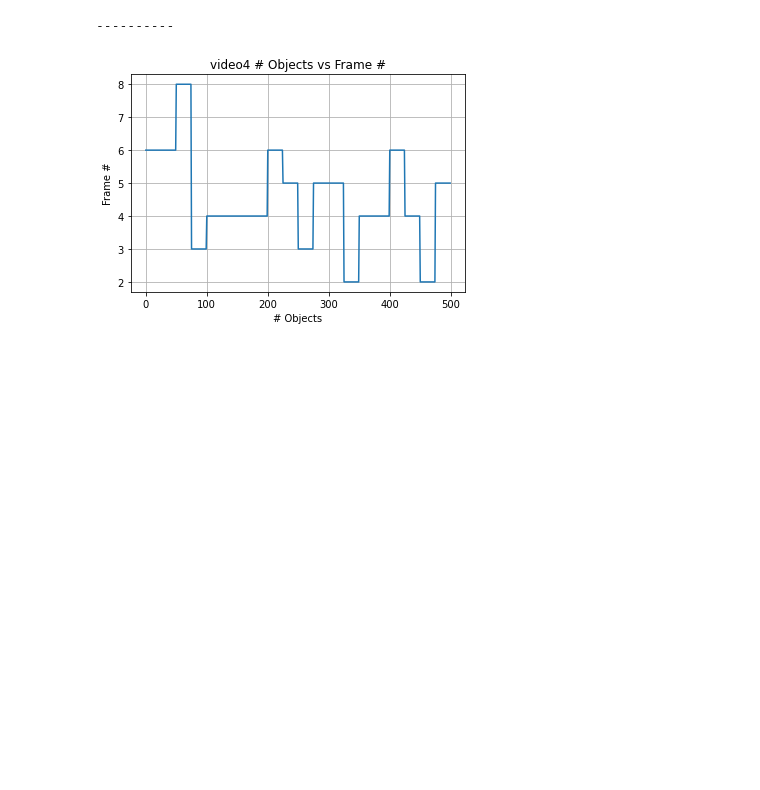
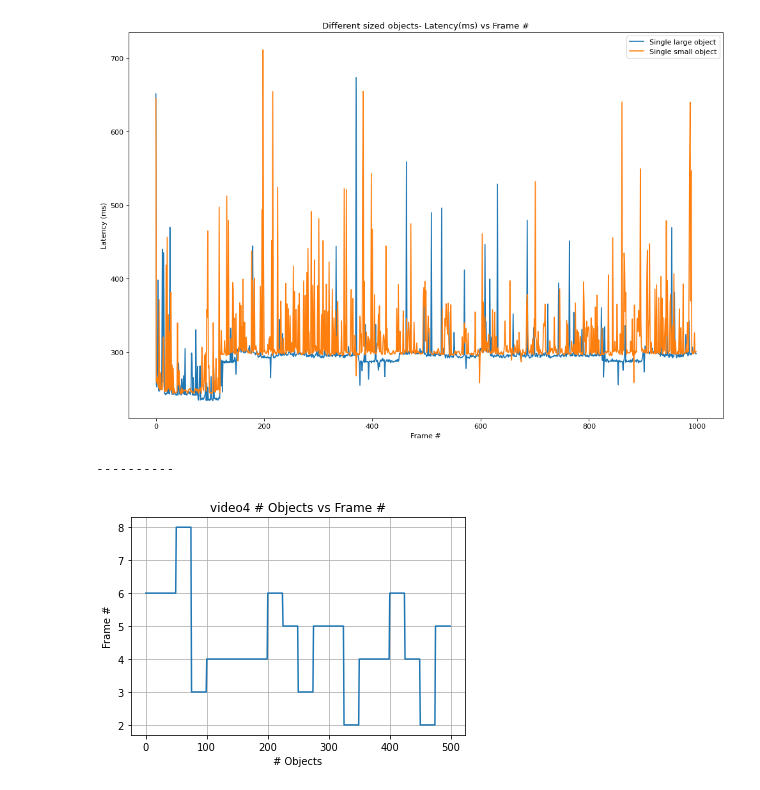
Before and after one commit to nyu-latency-labs/video-fuzzing, a Jupyter notebook: benchmarker.ipynb, the cells around one changed output. Drawn from its saved outputs; the diff is of its cells as text; code cells hidden in the pictures; blank space fills up the shorter version.

```diff
--- a/benchmarker.ipynb
+++ b/benchmarker.ipynb
@@ -126,3 +187,17 @@ benchmarks = discover_benchmarks()
+# %%
+import matplotlib.pyplot as plt
+from matplotlib.pyplot import figure
+
+figure(figsize=(15, 10), dpi=80)
+
+bmarks = []
+bmarks.append(get_benchmark_data("/Users/vinayak/benchmarks/rocket_FrameDnnOnnxYolo_experiment_fuzzer_resize_transformer;ratio=0.1_0.json", "Single large object"))
+bmarks.append(get_benchmark_data("/Users/vinayak/benchmarks/rocket_FrameDnnOnnxYolo_experiment_fuzzer_resize_transformer;ratio=0.05_0.json", "Single small object"))
+
+
+compare_benchmarks(bmarks, "same_num.jpg", "Different sized objects- Latency(ms) vs Frame #")
+# %% [output]
+[figure, added]
 # %%
 # for name, video in video_to_expectations.items():
 #     video_to_expectations[name].plot_graph()
```
Also changed, not shown: parts of 4 cells of this notebook.
